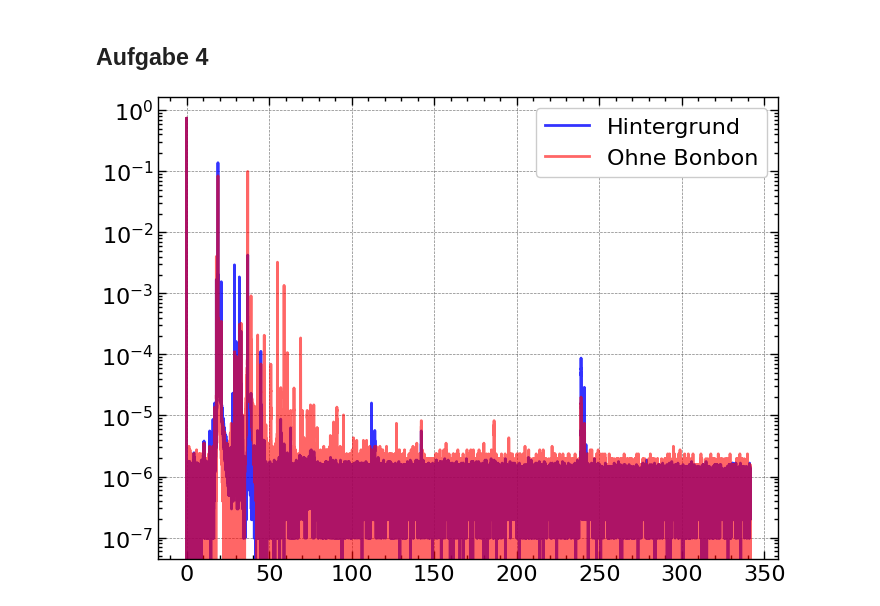
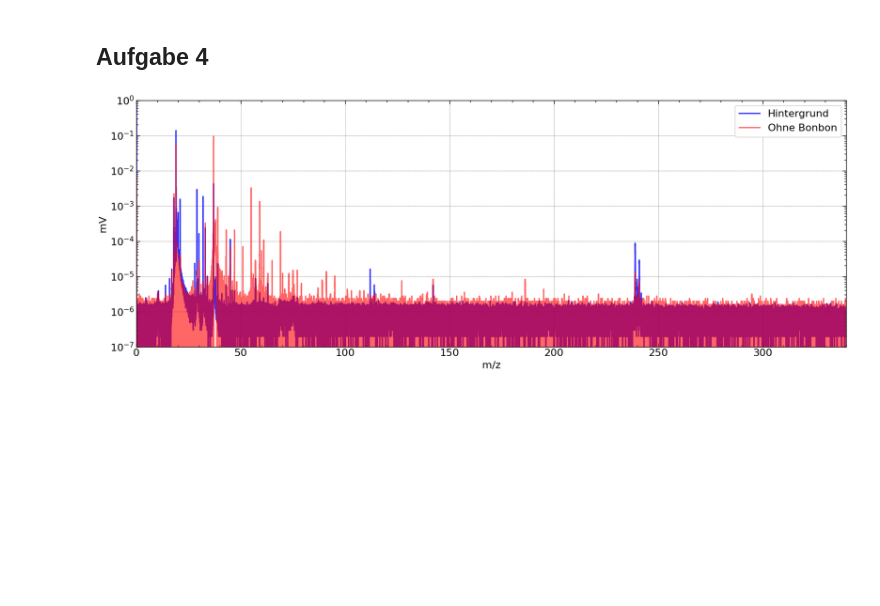
Before and after one commit to KemalOenen/advanced_labcourse, a Jupyter notebook: I002/data_analysis.ipynb, the cells around one changed output. Cells and saved outputs as stored; diff of their text form; code cells hidden in the pictures; blank space fills up the shorter version.

```diff
--- a/I002/data_analysis.ipynb
+++ b/I002/data_analysis.ipynb
@@ -564,12 +564,17 @@ plt.show()
 # %%
 df_background=pd.read_csv("fourth_exercise_background.csv")
 df_before_candy=pd.read_csv("fourth_exercise_before_candy.csv")
+plt.rcParams["figure.figsize"] = (20,7)
 plt.plot(df_background["mass"], df_background["Combined"], color="blue", alpha=0.8, label="Hintergrund")
 plt.plot(df_before_candy["mass"], df_before_candy["Combined"], color="red", alpha=0.6, label="Ohne Bonbon")
 plt.yscale("log")
+plt.ylim(1e-7, 1)
+plt.xlim(0, 340)
 plt.legend()
+plt.xlabel("m/z")
+plt.ylabel("mV")
 plt.show()
 # %% [output]
-[figure, old version]
+[figure, new version]
 # %%
 df_candy=pd.read_csv("fourth_exercise_candy.csv")
```
Also changed, not shown: parts of 11 cells of this notebook, 12 other files.
